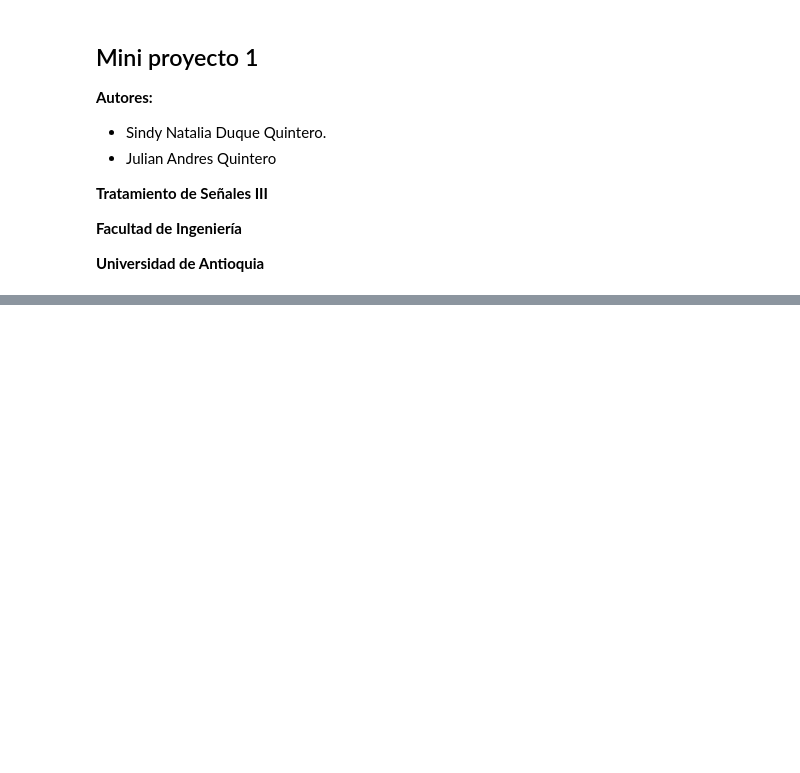
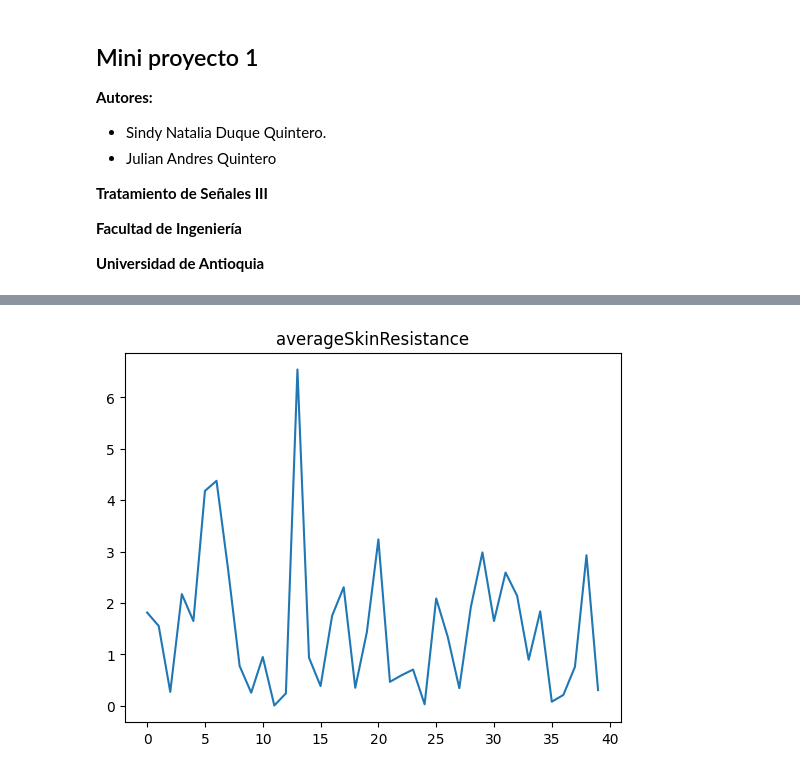
Before and after one commit to Julian-quintero/miniProyect1-signals3, a Jupyter notebook: mini_proyecto_1.ipynb, the cells around one changed output, grey strips where cells are left out. Cells and saved outputs as stored; diff of their text form; code cells hidden in the pictures; blank space fills up the shorter version.

```diff
--- a/mini_proyecto_1.ipynb
+++ b/mini_proyecto_1.ipynb
@@ -20,6 +52,6 @@ import pandas as pd
 # %%
 # Carga de la informacion de cada persona
-datosP1 = sc.loadmat('s14.mat')
-datosP2 = sc.loadmat('s15.mat')
-datosP3 = sc.loadmat('s16.mat')
-datosP4 = sc.loadmat('s17.mat')
+datosP1 = sio.loadmat('s14.mat')
+datosP2 = sio.loadmat('s15.mat')
+datosP3 = sio.loadmat('s16.mat')
+datosP4 = sio.loadmat('s17.mat')
@@ -32,0 +163,38 @@ signalP4 = datosP4['data']
+# %%
+def featuresBloodVolumePressure(signalFromVideo, f_s):
+
+  BloodVolumePressure = signalFromVideo[:,38,:]
+  energyRatio = []
+  spectralPowerBand1 = []
+  spectralPowerBandHigh = []
+
+  for i in range(40):
+    #energy ratio bands [0.04-0.15]Hz and [0.15-0.5]Hz,
+    signalBVP_FilteredEnergy1 = chebyFilterBandpass(f_s, 0.04, 0.15, 20, BloodVolumePressure[i,:])
+    signalBVP_FilteredEnergy2 = chebyFilterBandpass(f_s, 0.15, 0.5, 20, BloodVolumePressure[i,:])
+    energyRatio.append(np.sum(np.abs(signalBVP_FilteredEnergy1)**2)/ np.sum(np.abs(signalBVP_FilteredEnergy2)**2))
+
+    #spectral Power Band [0.1-0.2]Hz, el filtro se fija con frecuencias [0.08-0.22]
+    #con el fin de filtrar mejor la señal entre la banda de interes
+    signalBVP_Filtered1 = chebyFilterBandpass(f_s, 0.08, 0.22, 20, BloodVolumePressure[i,:])
+    f1, Pxx_den1 = sp.welch(signalBVP_Filtered1, f_s, nperseg=1024)
+    spectralPowerBand1.append(np.max(Pxx_den1))
+
+    #spectral Power Band [0.15-0.5]Hz
+    signalBVP_FilteredHigh = chebyFilterBandpass(f_s, 0.15, 0.5, 20, BloodVolumePressure[i,:])
+    fHigh, Pxx_denHigh = sp.welch(signalBVP_FilteredHigh, f_s, nperseg=1024)
+    spectralPowerBandHigh.append(np.max(Pxx_denHigh))
+
+  energyRatio = np.array(energyRatio)
+  spectralPowerBand1 = np.array(spectralPowerBand1)
+  spectralPowerBandHigh = np.array(spectralPowerBandHigh)
+
+  return energyRatio, spectralPowerBand1, spectralPowerBandHigh
+# %%
+averageSkinResistance, averageDerivate, averageDerivateNegative = featuresBloodVolumePressure(signalP4,128)
+plt.plot(averageSkinResistance)
+#print(averageSkinResistance[0])
+plt.title('averageSkinResistance')
+plt.show()
+# %% [output]
+[figure, added]
```
Also changed, not shown: parts of 22 cells of this notebook.
